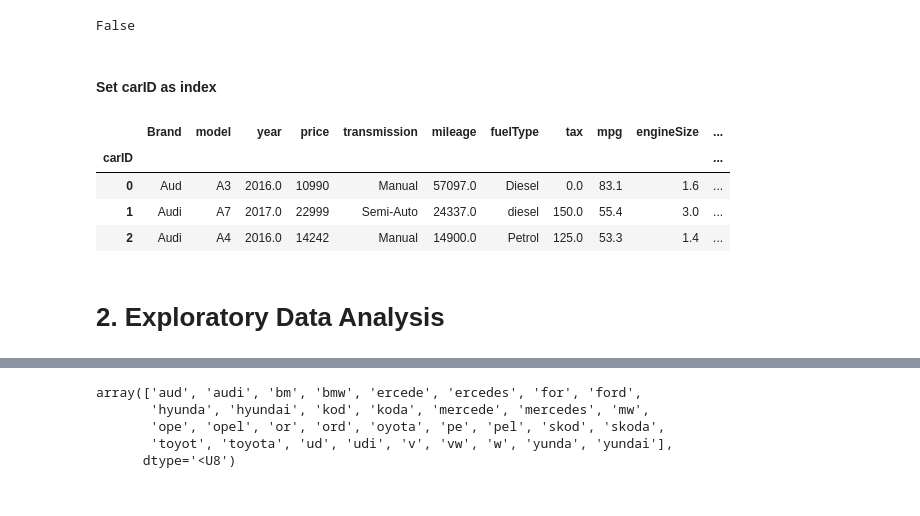
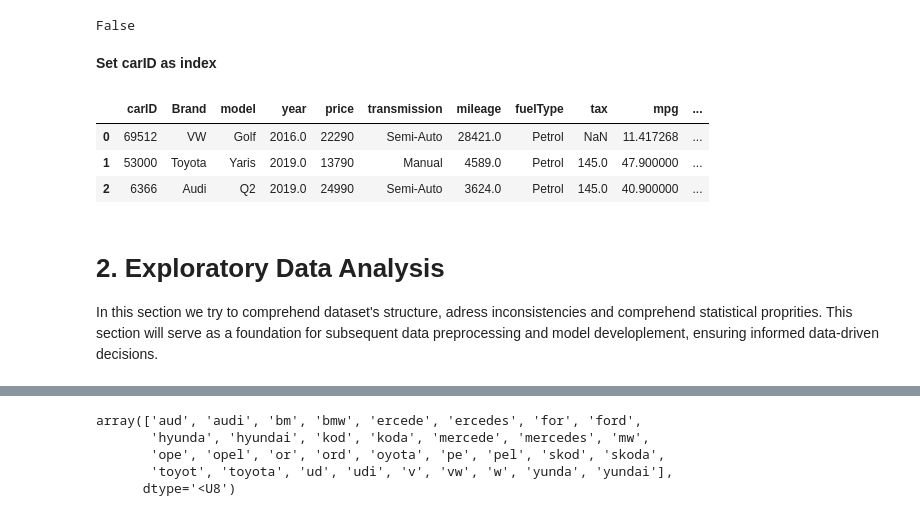
Before and after one commit to novaimsmlgurus/ml, a Jupyter notebook: Homework_Group36_1-EDA_Preprocessing.ipynb, the cells around one changed output, grey strips where cells are left out. Drawn from its saved outputs; the diff is of its cells as text; code cells hidden in the pictures.

```diff
--- a/Homework_Group36_1-EDA_Preprocessing.ipynb
+++ b/Homework_Group36_1-EDA_Preprocessing.ipynb
@@ -49,22 +98,23 @@ train_raw['carID'].isna().any()
 # %% [output]
 False
 # %% [markdown]
-#### Set carID as index
+**Set carID as index**
 # %%
 # setting carID as index
-train_raw.set_index('carID', inplace = True)
+train_raw.set_index('carID')
 
 # sorting by index
 train_raw.sort_index(inplace =True)
 
 # displaying the first three rows
 train_raw.head(3)
 # %% [output]
-|  | Brand | model | year | price | transmission | mileage | fuelType | tax | mpg | engineSize | ... |
-| carID |  |  |  |  |  |  |  |  |  |  | ... |
-| 0 | Aud | A3 | 2016.0 | 10990 | Manual | 57097.0 | Diesel | 0.0 | 83.1 | 1.6 | ... |
-| 1 | Audi | A7 | 2017.0 | 22999 | Semi-Auto | 24337.0 | diesel | 150.0 | 55.4 | 3.0 | ... |
-| 2 | Audi | A4 | 2016.0 | 14242 | Manual | 14900.0 | Petrol | 125.0 | 53.3 | 1.4 | ... |
+|  | carID | Brand | model | year | price | transmission | mileage | fuelType | tax | mpg | ... |
+| 0 | 69512 | VW | Golf | 2016.0 | 22290 | Semi-Auto | 28421.0 | Petrol | NaN | 11.417268 | ... |
+| 1 | 53000 | Toyota | Yaris | 2019.0 | 13790 | Manual | 4589.0 | Petrol | 145.0 | 47.900000 | ... |
+| 2 | 6366 | Audi | Q2 | 2019.0 | 24990 | Semi-Auto | 3624.0 | Petrol | 145.0 | 40.900000 | ... |
 # %% [markdown]
 # 2. Exploratory Data Analysis
+
+In this section we try to comprehend dataset's structure, adress inconsistencies and comprehend statistical proprities. This section will serve as a foundation for subsequent data preprocessing and model developlement, ensuring informed data-driven decisions.
 # %%
```
Also changed, not shown: parts of 107 cells of this notebook, 8 other files.
